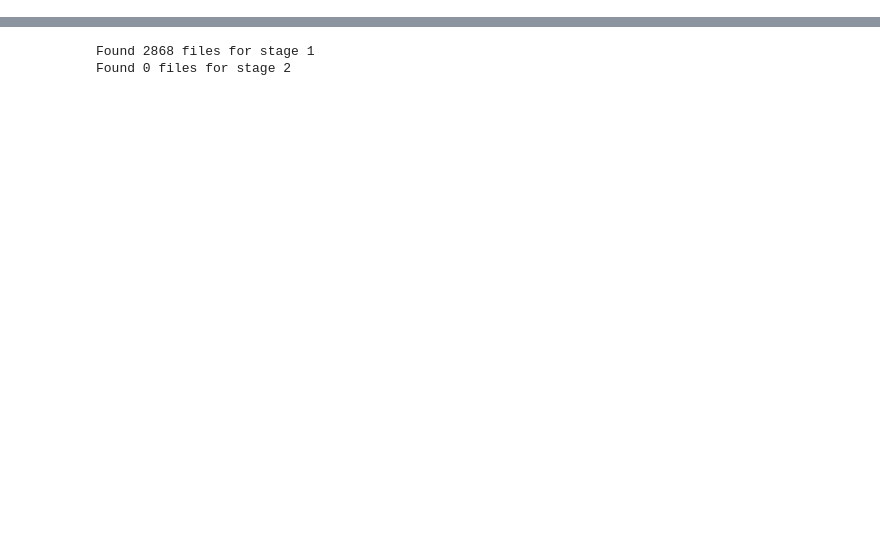
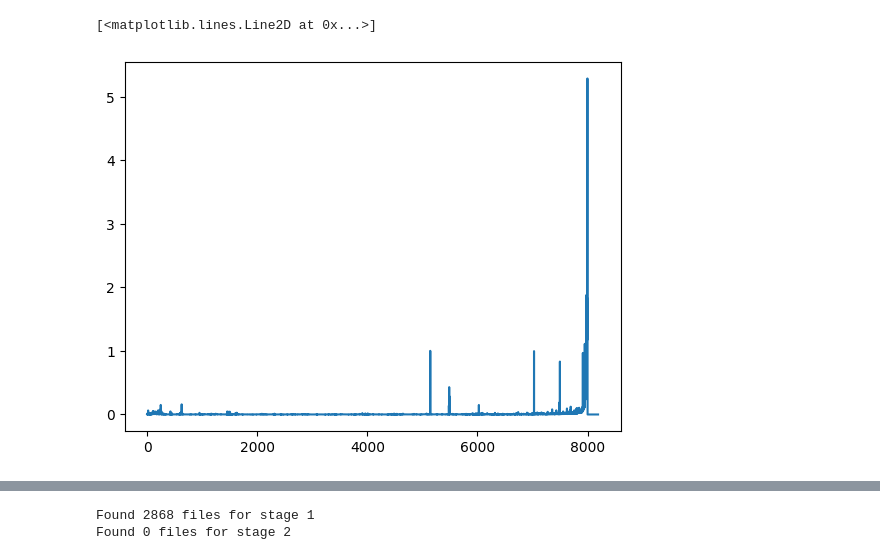
Before and after one commit to sholtodouglas/minformer, a Jupyter notebook: projects/bio/experiments.ipynb, the cells around one changed output, grey strips where cells are left out. Cells and saved outputs as stored; diff of their text form; code cells hidden in the pictures; blank space fills up the shorter version.

Commit message:
plots yay

```diff
--- a/projects/bio/experiments.ipynb
+++ b/projects/bio/experiments.ipynb
@@ -36,13 +39,23 @@ cfg = model.Config(
     vocab_size=8,
     max_seq_len=8192,
     causal=True,
-    use_attn_kernel=True,
+    use_attn_kernel=False,
     weight_dtype_at_rest=jnp.float32,
     active_weight_dtype=jnp.bfloat16,
-    rules=model.fsdp_rules,
+    rules=model.mdl_parallel_rules,
     mesh=model.create_mesh(),
     max_lr=3e-5,
     min_lr=3e-6,
     warmup_steps=50,
     total_steps=10000,
 )
+
+# Checkpoint manager setup
+checkpoint_dir = "gs://minformer_data/finetuned_ckpt/v1"
+ckpt_manager = model.make_mngr(path=checkpoint_dir)
+weights, opt_state = model.load(ckpt_manager, cfg)
+start_step = ckpt_manager.latest_step()
+
+forward = jax.jit(model.forward, static_argnames=['cfg'])
+
+iter = data_shae.create_iterator([f"gs://minformer_data/lab_data_val/tfrecords/" + "record_*.tfrecord"], [], batch_size=1, shuffle=True)
@@ -60,2 +61,0 @@ forward = jax.jit(model.forward, static_argnames=['cfg'])
-# %%
-iter = data_shae.create_iterator([f"gs://minformer_data/shae_8k/tfrecords/" + "record_*.tfrecord"], [], batch_size=32, shuffle=True)
@@ -83,0 +100,4 @@ Found 0 files for stage 2
+# %%
+cpu_batch = next(iter)
+batch = model.process_batch_shae(cpu_batch, cfg)
+_, internals, _ = forward(batch['x'], batch['segment_ids'], weights, cfg, aux=batch['aux'])
@@ -83,0 +124,7 @@ Found 0 files for stage 2
+# %%
+attn_scores = np.sum(np.concatenate([d['attn_scores'] for d in internals['layers']], 0), axis=(0, 1))
+# %%
+plt.plot(attn_scores[7999, :])
+# %% [output]
+[<matplotlib.lines.Line2D at 0x...>]
+[figure, added]
```
Also changed, not shown: parts of 29 cells of this notebook, 5 other files.
